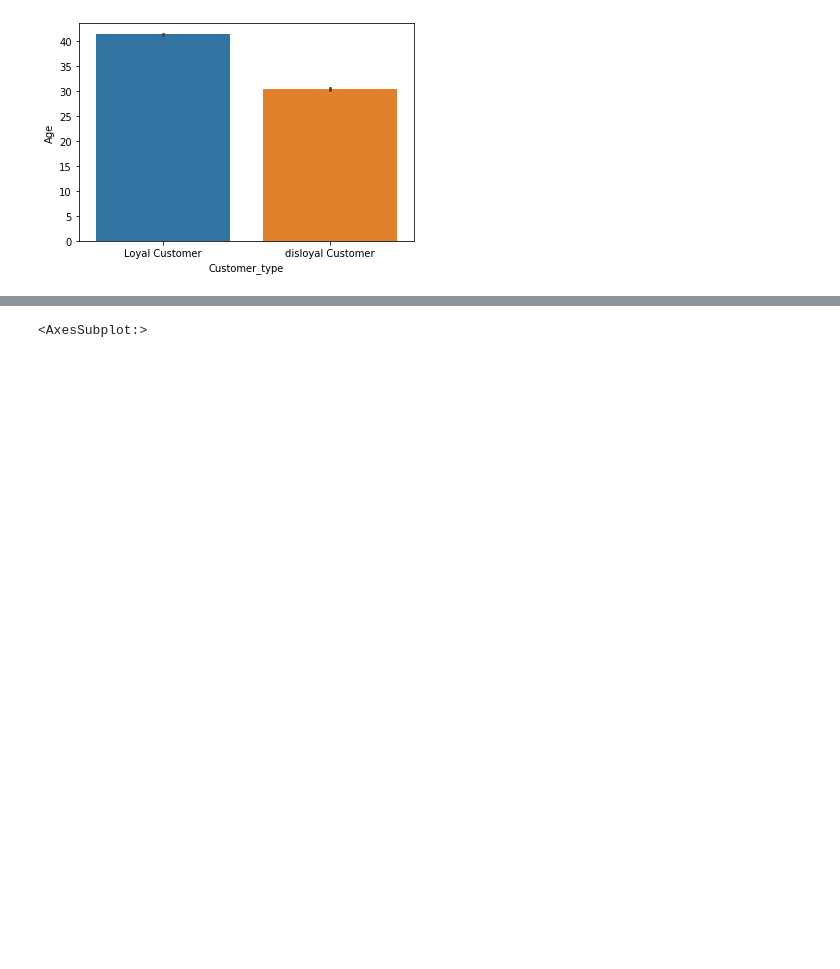
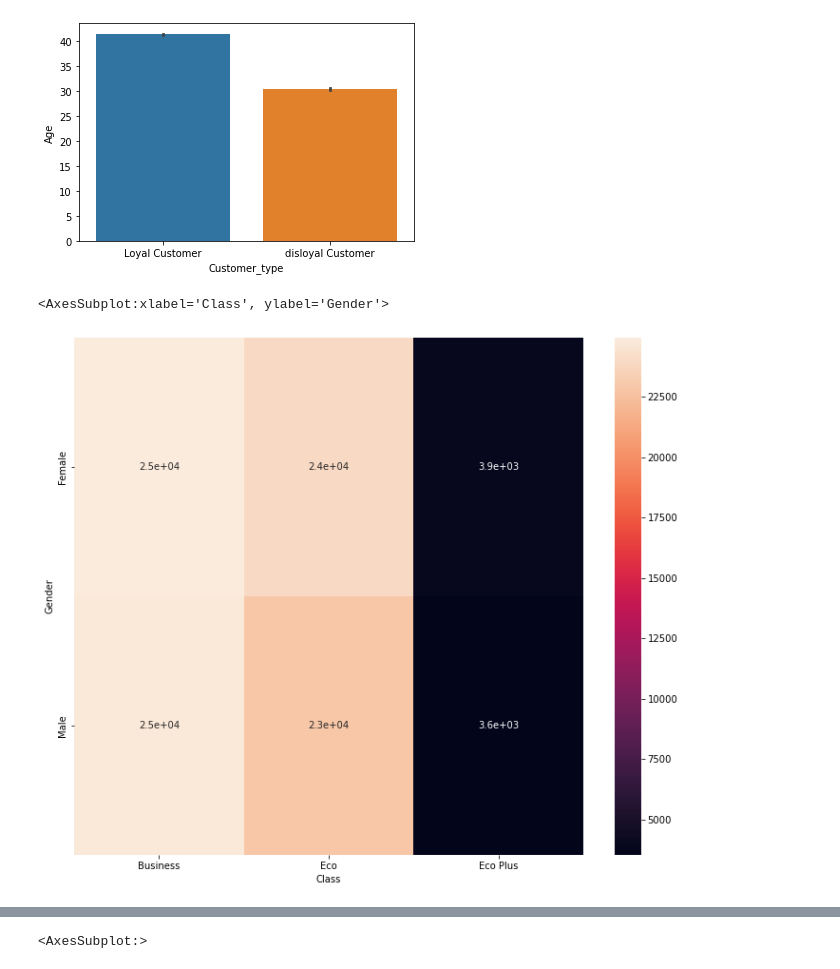
Before and after one commit to sameer8049/Capstone-Project, a Jupyter notebook: Airline_satisfaction.ipynb, the cells around one changed output, grey strips where cells are left out. Drawn from its saved outputs; the diff is of its cells as text; code cells hidden in the pictures; blank space fills up the shorter version.

```diff
--- a/Airline_satisfaction.ipynb
+++ b/Airline_satisfaction.ipynb
@@ -264,3 +297,10 @@ sns.barplot(df['Customer_type'],df['Age'])
 # %% [output]
 <AxesSubplot:xlabel='Customer_type', ylabel='Age'>
 [figure]
+# %%
+plt.figure(figsize=(12,10))
+sns.heatmap(pd.crosstab(df['Gender'],df['Class']),annot=True)
+# Mostly Female have chosen Business class
+# %% [output]
+<AxesSubplot:xlabel='Class', ylabel='Gender'>
+[figure, added]
```
Also changed, not shown: parts of 17 cells of this notebook.
